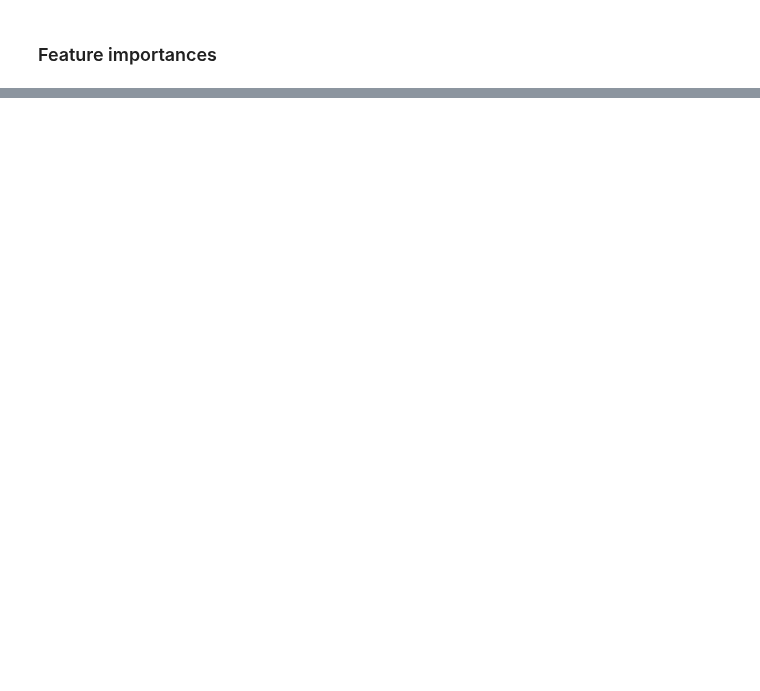
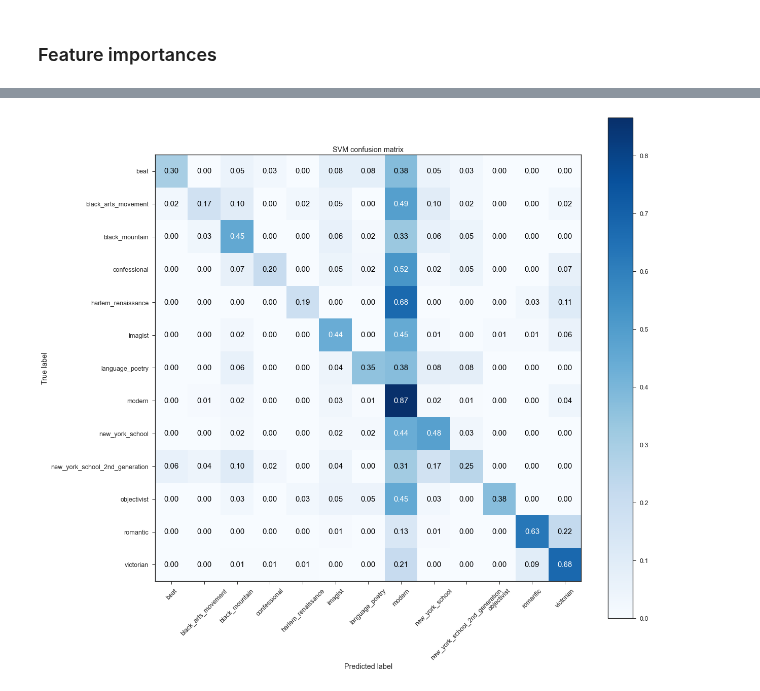
Before and after one commit to p-szymo/poetry_genre_classifier, a Jupyter notebook: 03_modeling_notebook-ALL-GENRES.ipynb, the cells around one changed output, grey strips where cells are left out. Drawn from its saved outputs; the diff is of its cells as text; code cells hidden in the pictures; blank space fills up the shorter version.

```diff
--- a/03_modeling_notebook-ALL-GENRES.ipynb
+++ b/03_modeling_notebook-ALL-GENRES.ipynb
@@ -999,0 +1205,3 @@ pd.Series(abs(svm_combo2.coef_[0]), index=X_train_combo.columns).nlargest(10).pl
+# %%
+X3 = pd.concat([X2.drop(columns='string_cleaned'), X_word_vec], axis=1)
+y3 = df.genre
@@ -999,0 +1238,33 @@ pd.Series(abs(svm_combo2.coef_[0]), index=X_train_combo.columns).nlargest(10).pl
+# %%
+%%time
+
+# predict class for the train and test sets
+y_train_preds_svm_doc2vec = svm_doc2vec.predict(X_train_scaled)
+y_test_preds_svm_doc2vec = svm_doc2vec.predict(X_test_scaled)
+
+# print out accuracy and f1 scores for train set
+svm_doc2vec_acc_train = accuracy_score(y_train2, y_train_preds_svm_doc2vec)
+svm_doc2vec_f1_train = f1_score(y_train2, y_train_preds_svm_doc2vec, average='weighted')
+
+print('-----TRAIN-----')
+print(f'Accuracy: {svm_doc2vec_acc_train}')
+print(f'F1 score: {svm_doc2vec_f1_train}')
+
+# print out accuracy and f1 scores for test set
+svm_doc2vec_acc_test = accuracy_score(y_test2, y_test_preds_svm_doc2vec)
+svm_doc2vec_f1_test = f1_score(y_test2, y_test_preds_svm_doc2vec, average='weighted')
+
+print('\n-----TEST-----')
+print(f'Accuracy: {svm_doc2vec_acc_test}')
+print(f'F1 score: {svm_doc2vec_f1_test}')
+
+print('\n' + '-' * 100 + '\n')
+
+# print out report for test predictions
+print(classification_report(y_test2, y_test_preds_svm_doc2vec, target_names=list(y2.unique())))
+
+print('\n' + '-' * 100 + '\n')
+
+# print out confusion matrix
+print("CONFUSION MATRIX:\n")
+print(confusion_matrix(y_test2, y_test_preds_svm_doc2vec))
@@ -999,0 +1289,11 @@ pd.Series(abs(svm_combo2.coef_[0]), index=X_train_combo.columns).nlargest(10).pl
+# %%
+cm = confusion_matrix(y_test, y_test_preds_svm_doc2vec)
+classes = y.unique()
+
+plt.figure(figsize=(18,16))
+plot_confusion_matrix(cm, classes,
+                          normalize=True,
+                          title='SVM confusion matrix',
+                          cmap=plt.cm.Blues);
+# %% [output]
+[figure, added]
```
Also changed, not shown: parts of 65 cells of this notebook.
